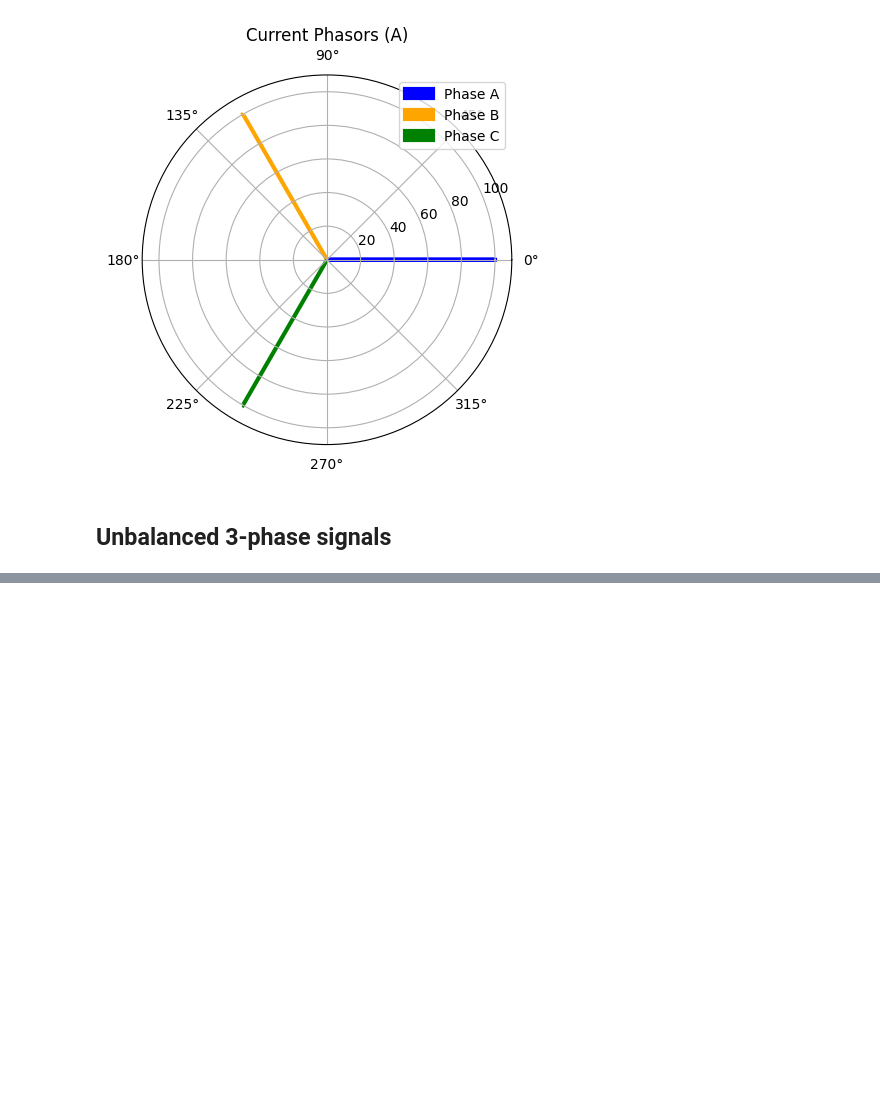
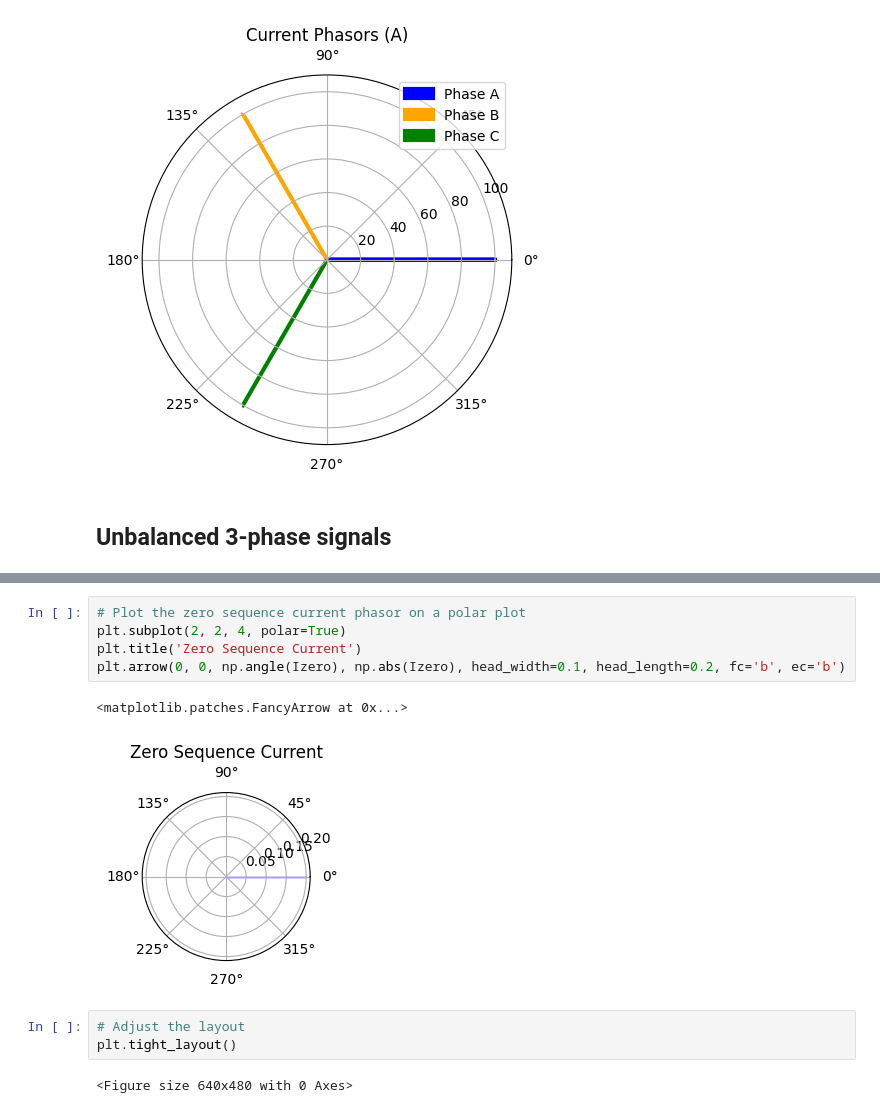
Before and after one commit to miek770/blog, a Jupyter notebook: raws/2023-07-xx.ipynb, the cells around one changed output, grey strips where cells are left out. Cells and saved outputs as stored; diff of their text form; blank space fills up the shorter version.

```diff
--- a/raws/2023-07-xx.ipynb
+++ b/raws/2023-07-xx.ipynb
@@ -224,0 +236,13 @@ plt.show()
+# %%
+# Plot the zero sequence current phasor on a polar plot
+plt.subplot(2, 2, 4, polar=True)
+plt.title('Zero Sequence Current')
+plt.arrow(0, 0, np.angle(Izero), np.abs(Izero), head_width=0.1, head_length=0.2, fc='b', ec='b')
+# %% [output]
+<matplotlib.patches.FancyArrow at 0x...>
+[figure, added]
+# %%
+# Adjust the layout
+plt.tight_layout()
+# %% [output]
+<Figure size 640x480 with 0 Axes>
```
Also changed, not shown: parts of 33 cells of this notebook.
